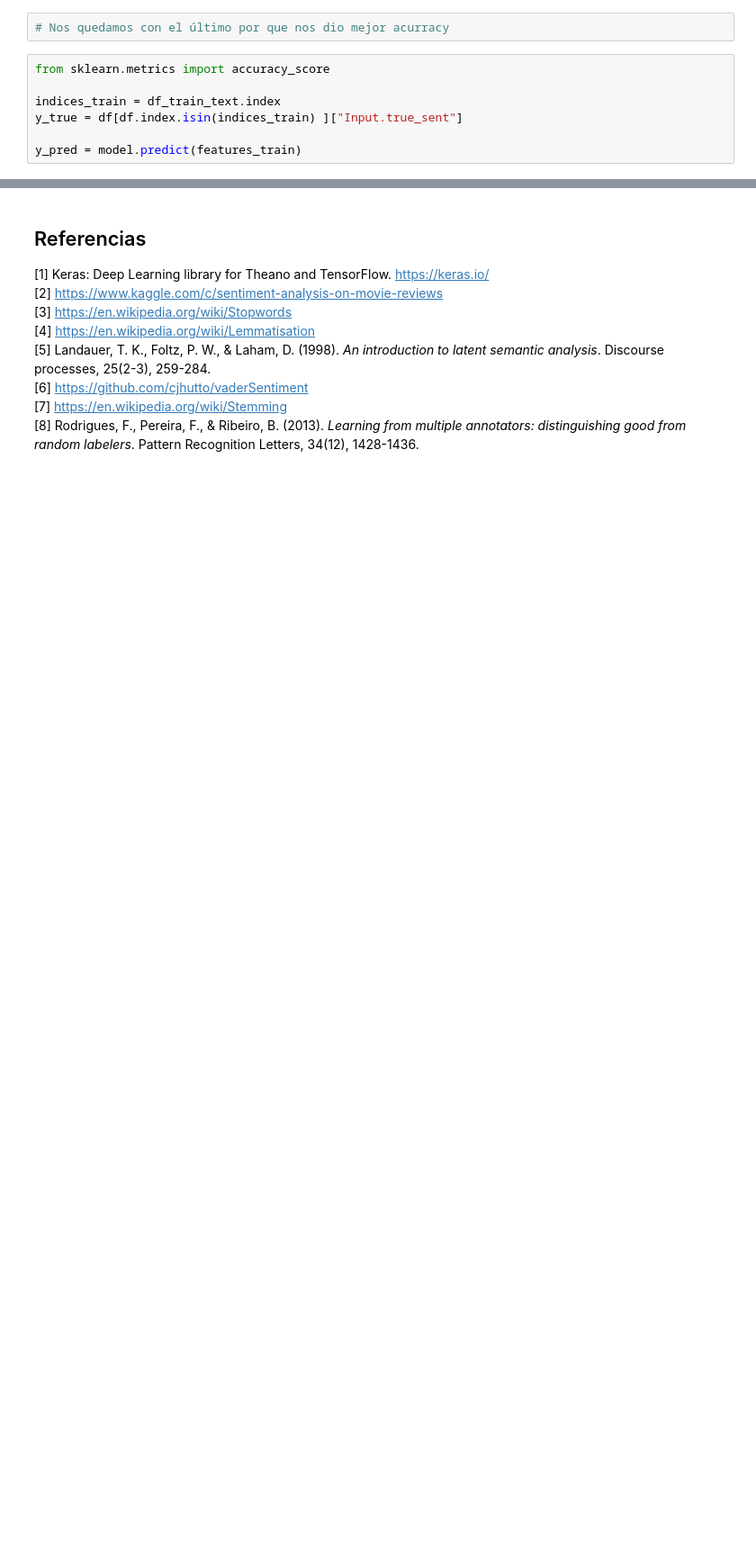
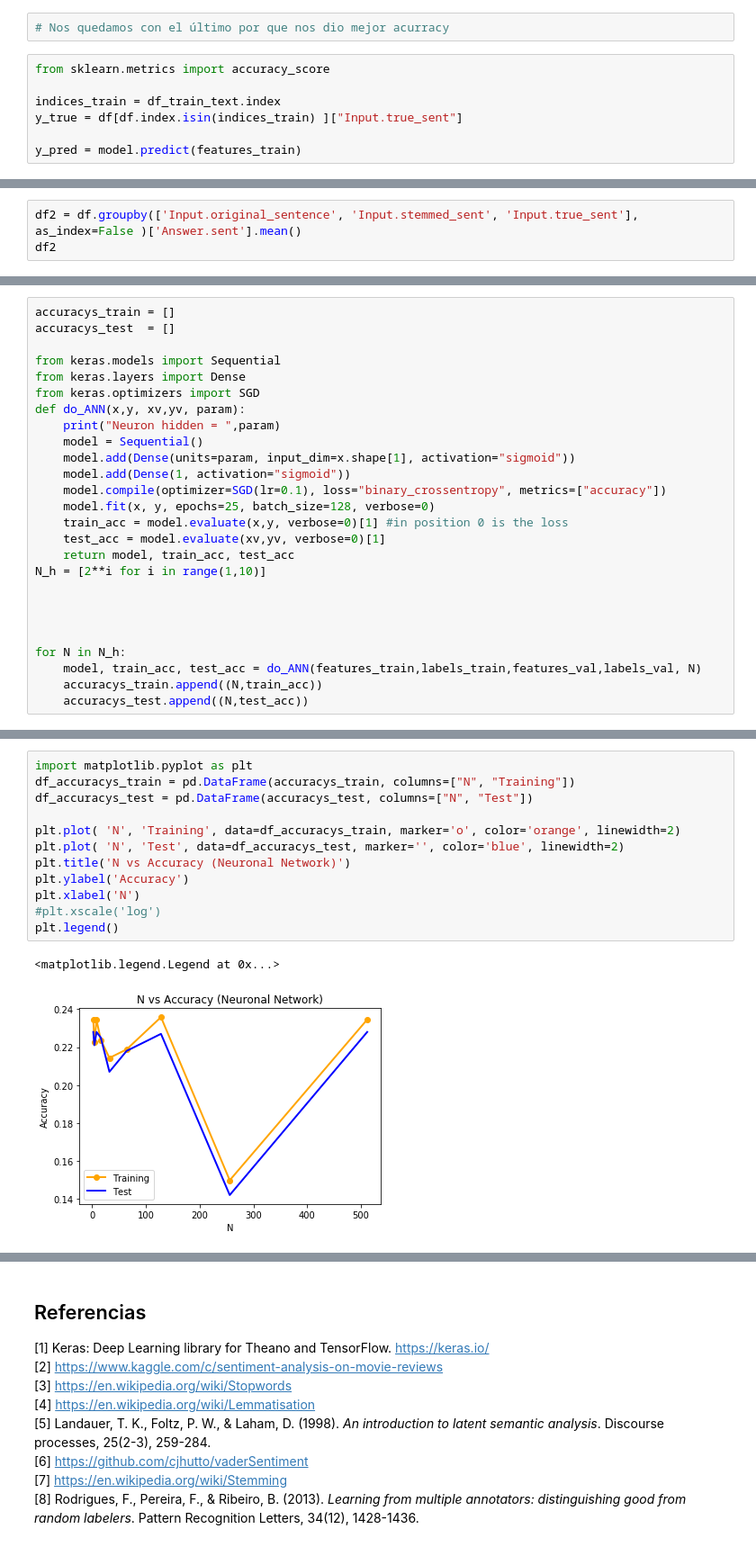
Before and after one commit to cristiancs/ML-TAREA2, a Jupyter notebook: Enunciado.ipynb, the cells around one changed output, grey strips where cells are left out. Shown at 90% size. Saved outputs shown, nothing was run; the diff lists cells and outputs as text; blank space fills up the shorter version.

```diff
--- a/Enunciado.ipynb
+++ b/Enunciado.ipynb
@@ -1403,0 +1410,3 @@ accuracy_score(y_true, y_pred)
+# %%
+df2 = df.groupby(['Input.original_sentence', 'Input.stemmed_sent', 'Input.true_sent'], as_index=False )['Answer.sent'].mean()
+df2
@@ -1403,0 +1473,26 @@ accuracy_score(y_true, y_pred)
+# %%
+accuracys_train = []
+accuracys_test  = []
+
+from keras.models import Sequential
+from keras.layers import Dense
+from keras.optimizers import SGD
+def do_ANN(x,y, xv,yv, param):
+    print("Neuron hidden = ",param)
+    model = Sequential()
+    model.add(Dense(units=param, input_dim=x.shape[1], activation="sigmoid"))
+    model.add(Dense(1, activation="sigmoid"))
+    model.compile(optimizer=SGD(lr=0.1), loss="binary_crossentropy", metrics=["accuracy"])
+    model.fit(x, y, epochs=25, batch_size=128, verbose=0)
+    train_acc = model.evaluate(x,y, verbose=0)[1] #in position 0 is the loss
+    test_acc = model.evaluate(xv,yv, verbose=0)[1]
+    return model, train_acc, test_acc
+N_h = [2**i for i in range(1,10)]
+
+
+
+
+for N in N_h:
+    model, train_acc, test_acc = do_ANN(features_train,labels_train,features_val,labels_val, N)
+    accuracys_train.append((N,train_acc))
+    accuracys_test.append((N,test_acc))
@@ -1403,0 +1509,15 @@ accuracy_score(y_true, y_pred)
+# %%
+import matplotlib.pyplot as plt
+df_accuracys_train = pd.DataFrame(accuracys_train, columns=["N", "Training"])
+df_accuracys_test = pd.DataFrame(accuracys_test, columns=["N", "Test"])
+
+plt.plot( 'N', 'Training', data=df_accuracys_train, marker='o', color='orange', linewidth=2)
+plt.plot( 'N', 'Test', data=df_accuracys_test, marker='', color='blue', linewidth=2)
+plt.title('N vs Accuracy (Neuronal Network)')
+plt.ylabel('Accuracy')
+plt.xlabel('N')
+#plt.xscale('log')
+plt.legend()
+# %% [output]
+<matplotlib.legend.Legend at 0x...>
+[figure, added]
```
Also changed, not shown: parts of 28 cells of this notebook.
